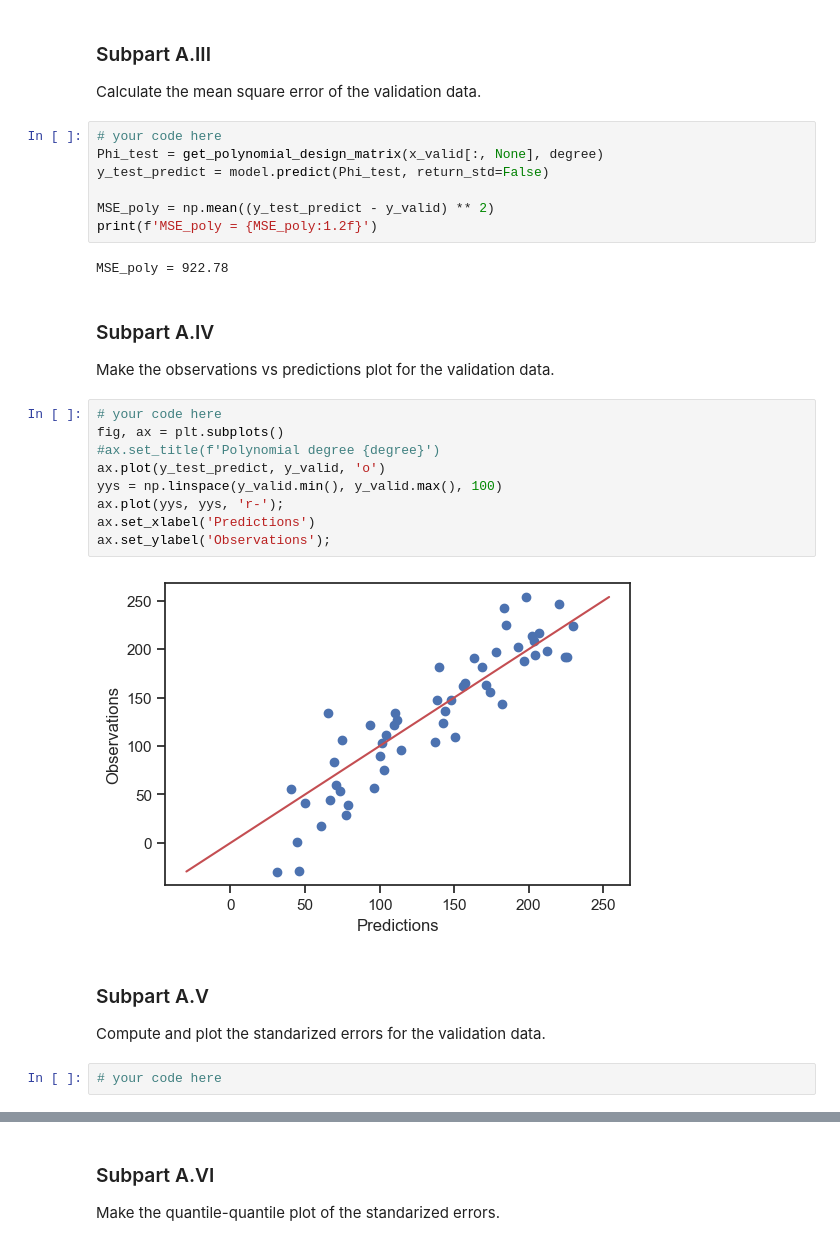
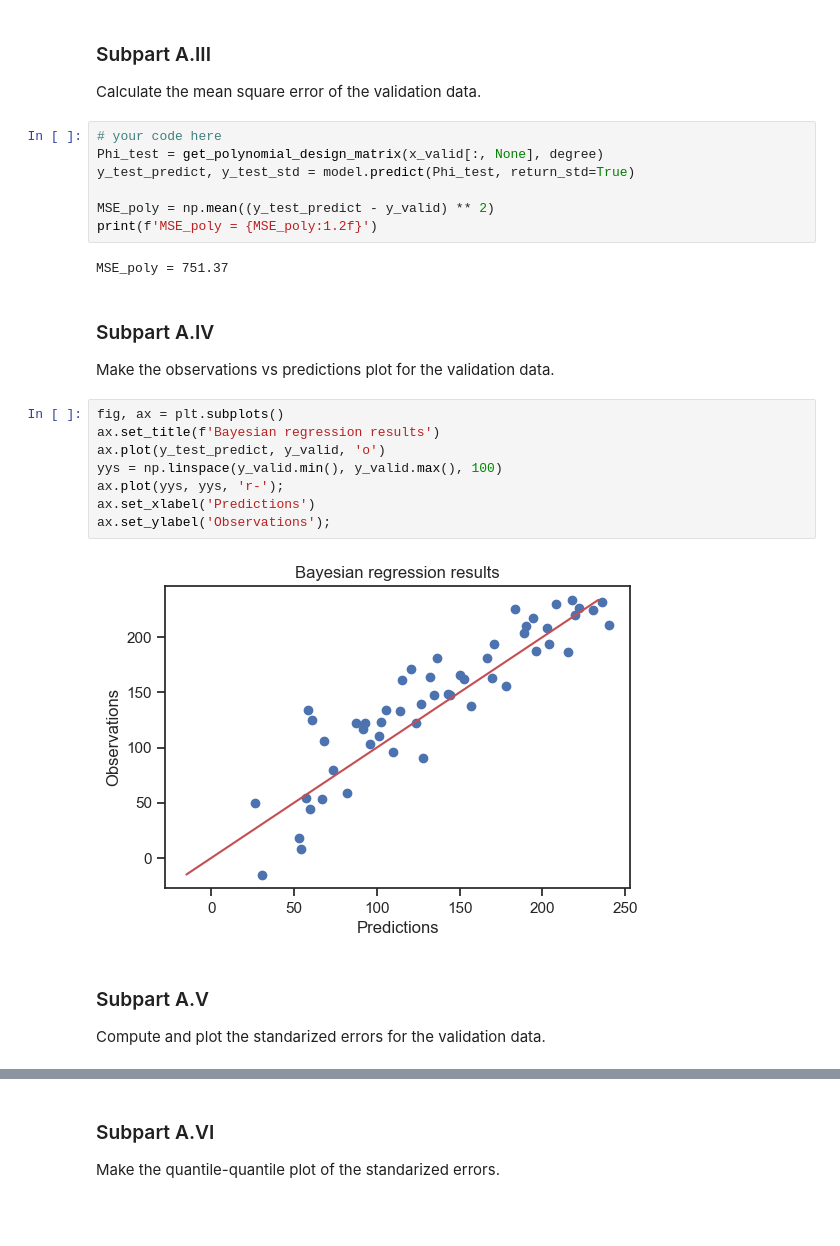
Before and after one commit to flavio-nardi/data-analytics-se, a Jupyter notebook: lecturebook/homework/homework-04.ipynb, the cells around one changed output, grey strips where cells are left out. Drawn from its saved outputs; the diff is of its cells as text; blank space fills up the shorter version.

```diff
--- a/lecturebook/homework/homework-04.ipynb
+++ b/lecturebook/homework/homework-04.ipynb
@@ -258,28 +258,25 @@ Calculate the mean square error of the validation data.
 # %%
 # your code here
 Phi_test = get_polynomial_design_matrix(x_valid[:, None], degree)
-y_test_predict = model.predict(Phi_test, return_std=False)
+y_test_predict, y_test_std = model.predict(Phi_test, return_std=True)
 
 MSE_poly = np.mean((y_test_predict - y_valid) ** 2)
 print(f'MSE_poly = {MSE_poly:1.2f}')
 # %% [output]
-MSE_poly = 922.78
+MSE_poly = 751.37
 # %% [markdown]
 ### Subpart A.IV
 Make the observations vs predictions plot for the validation data.
 # %%
-# your code here
 fig, ax = plt.subplots()
-#ax.set_title(f'Polynomial degree {degree}')
+ax.set_title(f'Bayesian regression results')
 ax.plot(y_test_predict, y_valid, 'o')
 yys = np.linspace(y_valid.min(), y_valid.max(), 100)
 ax.plot(yys, yys, 'r-');
 ax.set_xlabel('Predictions')
 ax.set_ylabel('Observations');
 # %% [output]
-[figure, old version]
+[figure, new version]
 # %% [markdown]
 ### Subpart A.V
 Compute and plot the standarized errors for the validation data.
-# %%
-# your code here
```
Also changed, not shown: parts of 23 cells of this notebook.
